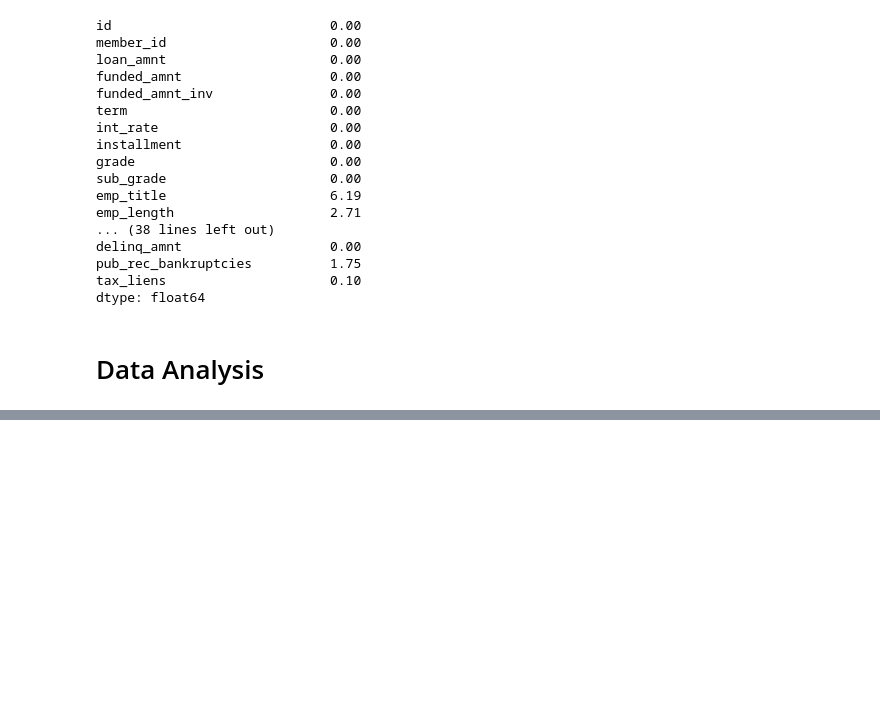
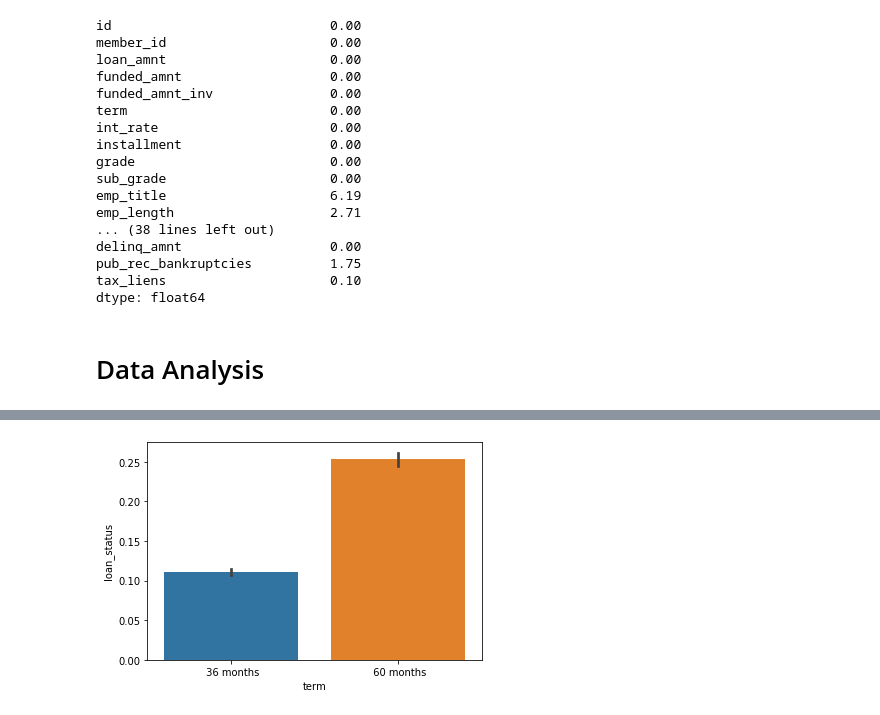
Before and after one commit to parth1595/EDA, a Jupyter notebook: loan_analysis.ipynb, the cells around one changed output, grey strips where cells are left out. Cells and saved outputs as stored; diff of their text form; code cells hidden in the pictures; blank space fills up the shorter version.

```diff
--- a/loan_analysis.ipynb
+++ b/loan_analysis.ipynb
@@ -144,0 +212,5 @@ df.info()
+# %%
+sns.barplot(x='term', y='loan_status', data=df)
+plt.show()
+# %% [output]
+[figure, added]
```
Also changed, not shown: parts of 36 cells of this notebook, 2 other files.
